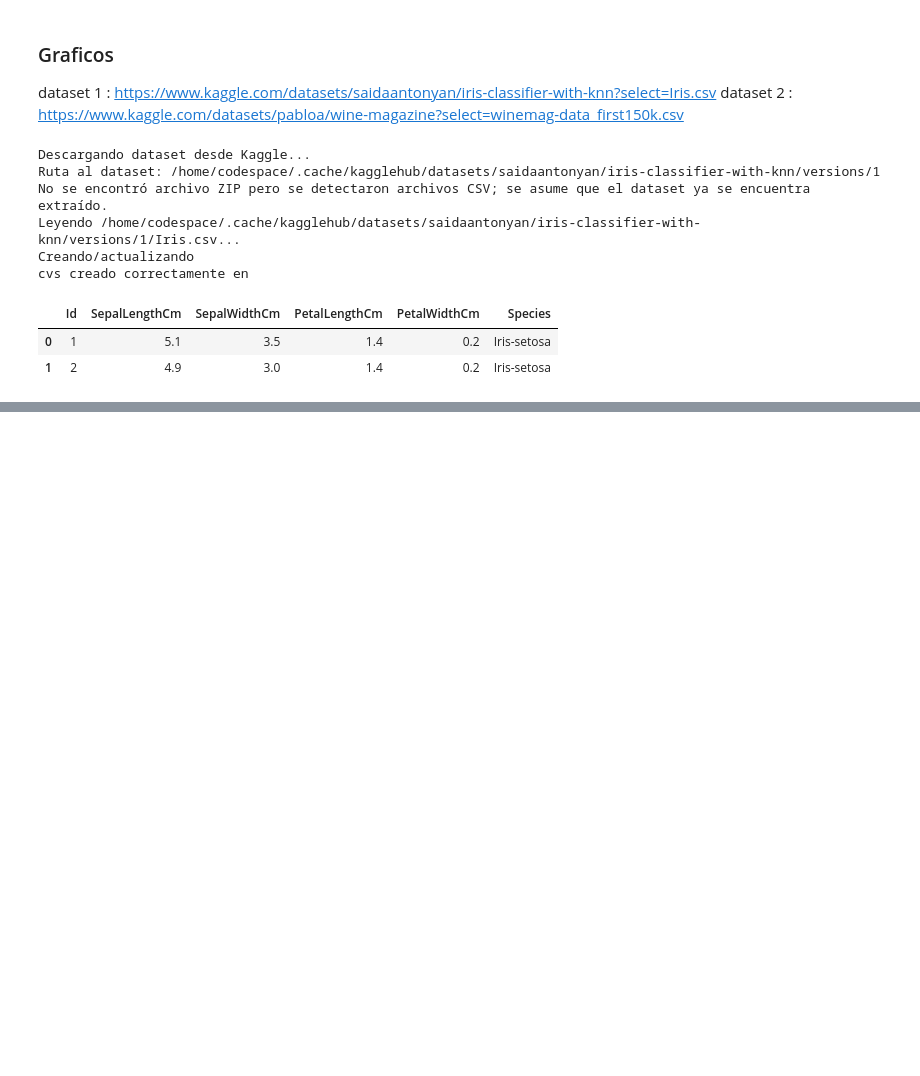
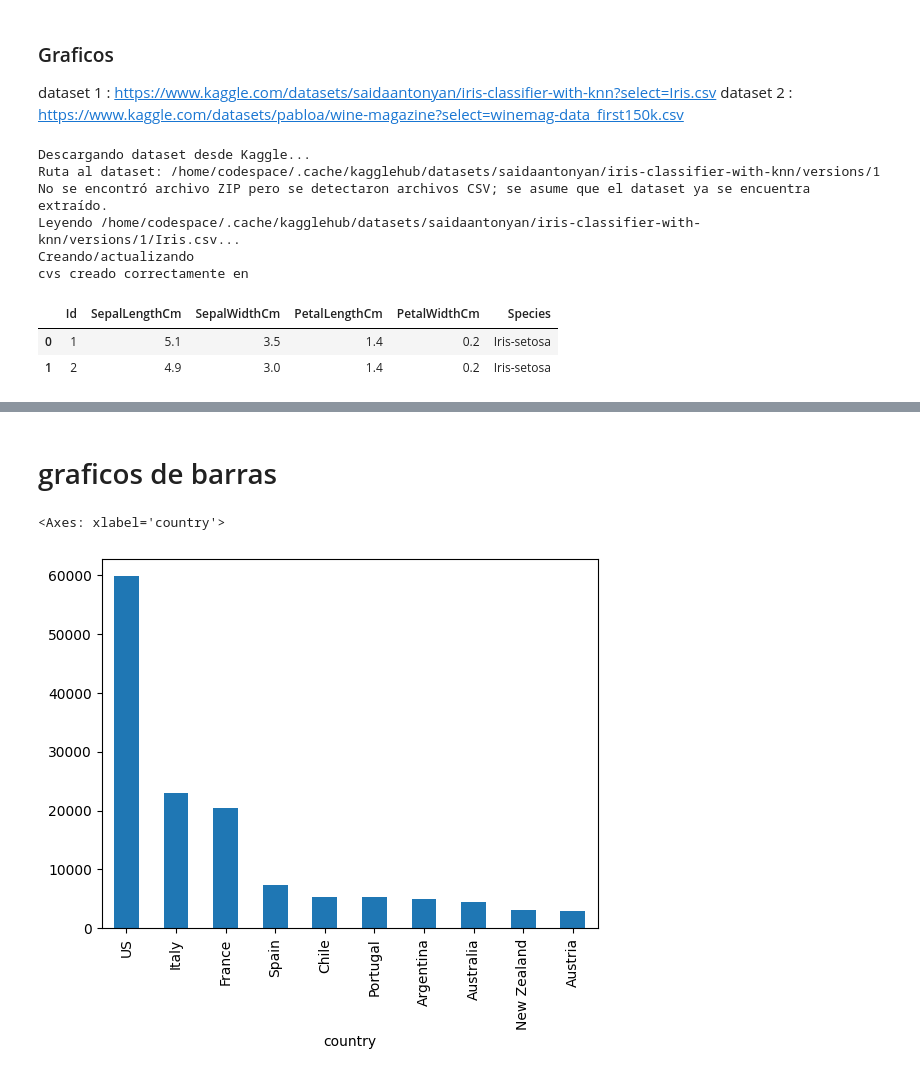
Before and after one commit to andresfkyjas/pad20252_1, a Jupyter notebook: src/clases_ad/clase_4_graficos.ipynb, the cells around one changed output, grey strips where cells are left out. Drawn from its saved outputs; the diff is of its cells as text; code cells hidden in the pictures; blank space fills up the shorter version.

Commit message:
semana 4 graficos matplotlib

```diff
--- a/src/clases_ad/clase_4_graficos.ipynb
+++ b/src/clases_ad/clase_4_graficos.ipynb
@@ -41,3 +41,13 @@ df2.head(2)
 |  | country | designation | points | price | province | region_1 | region_2 | variety | winery | ... |
 | 0 | US | Martha's Vineyard | 96.0 | 235.0 | California | Napa Valley | Napa | Cabernet Sauvignon | Heitz | ... |
 | 1 | Spain | Carodorum Selección Especial Reserva | 96.0 | 110.0 | Northern Spain | Toro | NaN | Tinta de Toro | Bodega Carmen Rodríguez | ... |
+# %% [markdown]
+# graficos de barras
+# %%
+#df2["country"].value_counts().head(10).plot.bar()
+df10= df2["country"].value_counts()
+df10 = df10.head(10)
+df10.plot.bar()
+# %% [output]
+<Axes: xlabel='country'>
+[figure, added]
```
Also changed, not shown: parts of 8 cells of this notebook, 1 other file.
